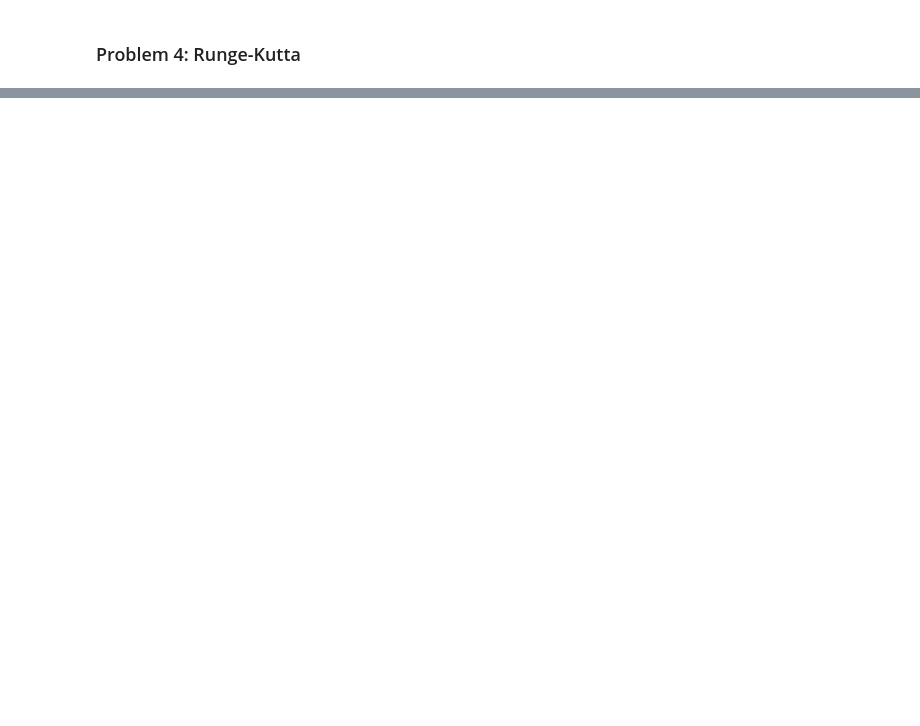
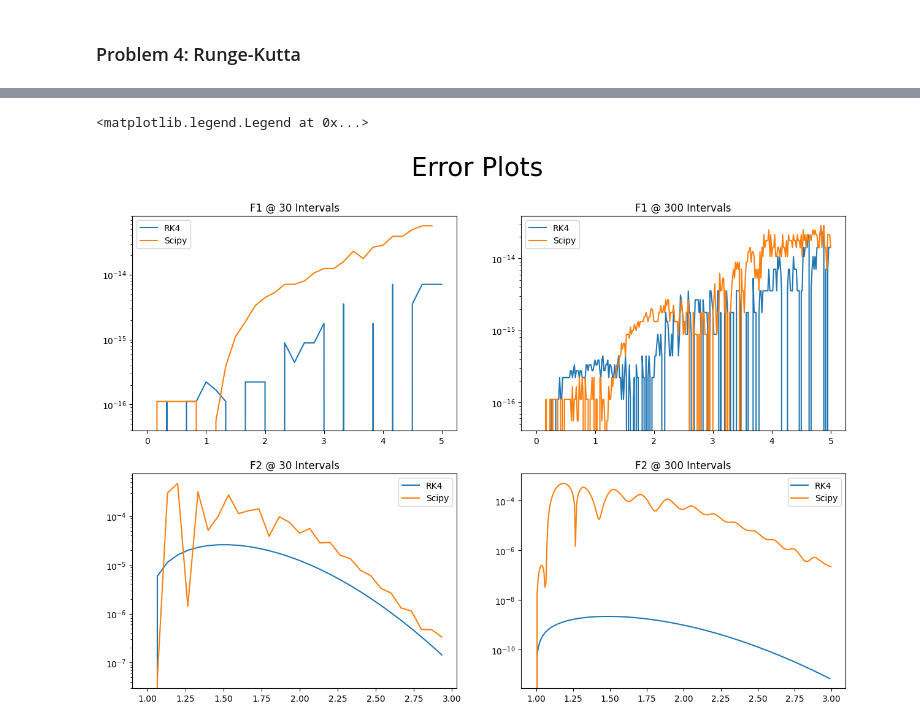
Before and after one commit to h-e-t/AERO222, a Jupyter notebook: HW5/TruebaHW5.ipynb, the cells around one changed output, grey strips where cells are left out. Cells and saved outputs as stored; diff of their text form; code cells hidden in the pictures; blank space fills up the shorter version.

```diff
--- a/HW5/TruebaHW5.ipynb
+++ b/HW5/TruebaHW5.ipynb
@@ -285,0 +413,44 @@ len(RK_130[0])
+# %%
+# RK1 ERRORS
+rk130E = abs(ODE1True_30-RK_130)
+rk1300E = abs(ODE1True_300[:-1]-RK_1300)
+
+# RK2 ERRORS
+rk230E = abs(ODE2True_30-RK_230)
+rk2300E = abs(ODE2True_300[:-1]-RK_2300)
+
+# scipy1 errors
+scip130E = abs(ODE1True_30[:-1]-sol130)
+scip1300E = abs(ODE1True_300-sol1300)
+
+# scipy2 Errors
+scip230E = abs(ODE2True_30[:-1]-sol230)
+scip2300E = abs(ODE2True_300[:-1]-sol2300)
+
+ErrFig, ErrPlots = plt.subplots(2,2)
+ErrFig.suptitle('Error Plots')
+ErrFig.set_figwidth(15)
+ErrFig.set_figheight(10)
+
+ErrPlots[0][0].set_title('F1 @ 30 Intervals')
+ErrPlots[0][0].semilogy(xlist130, rk130E, label = 'RK4')
+ErrPlots[0][0].semilogy(xlist130[:-1], scip130E, label = 'Scipy')
+ErrPlots[0][0].legend()
+
+ErrPlots[0][1].set_title('F1 @ 300 Intervals')
+ErrPlots[0][1].semilogy(xlist1300[:-1], rk1300E, label = 'RK4')
+ErrPlots[0][1].semilogy(xlist1300, scip1300E, label = 'Scipy')
+ErrPlots[0][1].legend()
+
+ErrPlots[1][0].set_title('F2 @ 30 Intervals')
+ErrPlots[1][0].semilogy(xlist230[:-1], rk230E[:-1], label = 'RK4')
+ErrPlots[1][0].semilogy(xlist230[:-1], scip230E, label = 'Scipy')
+ErrPlots[1][0].legend()
+
+ErrPlots[1][1].set_title('F2 @ 300 Intervals')
+ErrPlots[1][1].semilogy(xlist2300[:-2], rk2300E[:-1], label = 'RK4')
+ErrPlots[1][1].semilogy(xlist2300[:-1], scip2300E, label = 'Scipy')
+ErrPlots[1][1].legend()
+# %% [output]
+<matplotlib.legend.Legend at 0x...>
+[figure, added]
```
Also changed, not shown: parts of 3 cells of this notebook, 1 other file.
